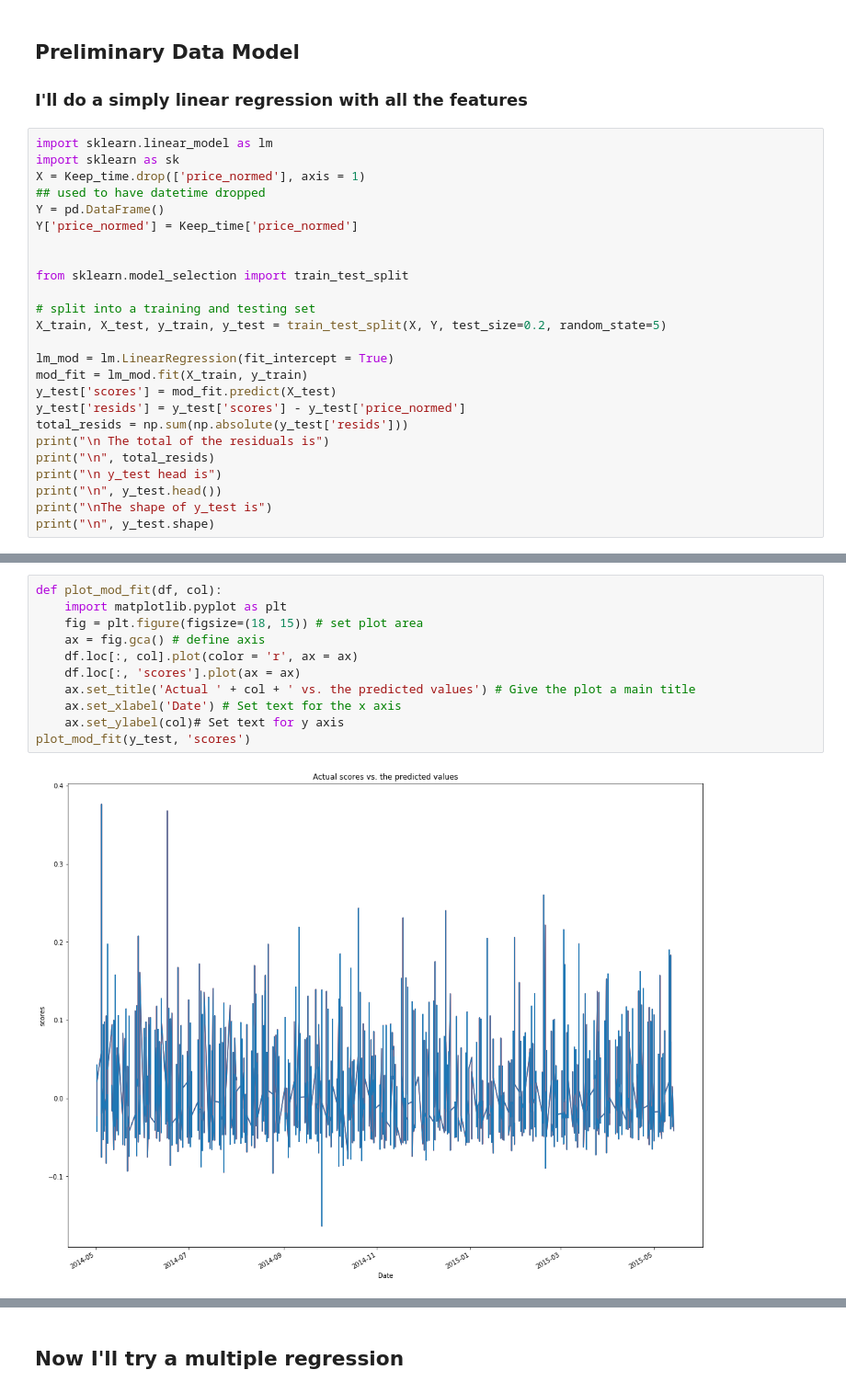
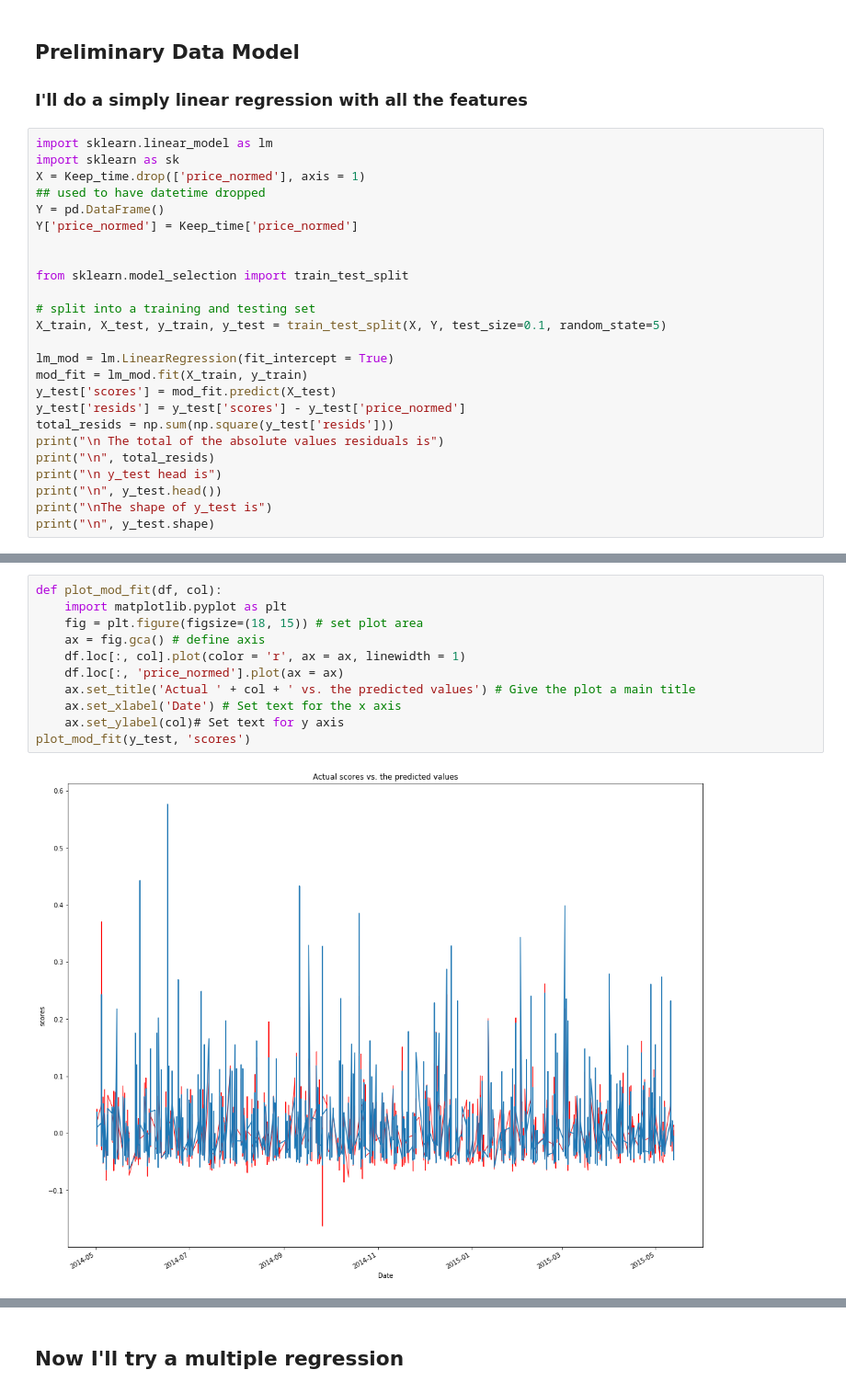
Before and after one commit to mutecypher/DataSci-420, a Jupyter notebook: MikePearson-M02-playground.ipynb, the cells around one changed output, grey strips where cells are left out. Shown at 92% size. Saved outputs shown, nothing was run; the diff lists cells and outputs as text.

```diff
--- a/MikePearson-M02-playground.ipynb
+++ b/MikePearson-M02-playground.ipynb
@@ -241,14 +241,14 @@ Y['price_normed'] = Keep_time['price_normed']
 from sklearn.model_selection import train_test_split
 
 # split into a training and testing set
-X_train, X_test, y_train, y_test = train_test_split(X, Y, test_size=0.2, random_state=5)
+X_train, X_test, y_train, y_test = train_test_split(X, Y, test_size=0.1, random_state=5)
 
 lm_mod = lm.LinearRegression(fit_intercept = True)
 mod_fit = lm_mod.fit(X_train, y_train)
 y_test['scores'] = mod_fit.predict(X_test)
 y_test['resids'] = y_test['scores'] - y_test['price_normed']
-total_resids = np.sum(np.absolute(y_test['resids']))
-print("\n The total of the residuals is")
+total_resids = np.sum(np.square(y_test['resids']))
+print("\n The total of the absolute values residuals is")
 print("\n", total_resids)
 print("\n y_test head is")
 print("\n", y_test.head())
@@ -284,13 +284,13 @@ See the caveats in the documentation: http://pandas.pydata.org/pandas-docs/stabl
 # %%
 def plot_mod_fit(df, col):
     import matplotlib.pyplot as plt
     fig = plt.figure(figsize=(18, 15)) # set plot area
     ax = fig.gca() # define axis
-    df.loc[:, col].plot(color = 'r', ax = ax)
-    df.loc[:, 'scores'].plot(ax = ax)
+    df.loc[:, col].plot(color = 'r', ax = ax, linewidth = 1)
+    df.loc[:, 'price_normed'].plot(ax = ax)
     ax.set_title('Actual ' + col + ' vs. the predicted values') # Give the plot a main title
     ax.set_xlabel('Date') # Set text for the x axis
     ax.set_ylabel(col)# Set text for y axis
 plot_mod_fit(y_test, 'scores')
 # %% [output]
-[figure, old version]
+[figure, new version]
```
Also changed, not shown: parts of 4 cells of this notebook, 1 other file.
